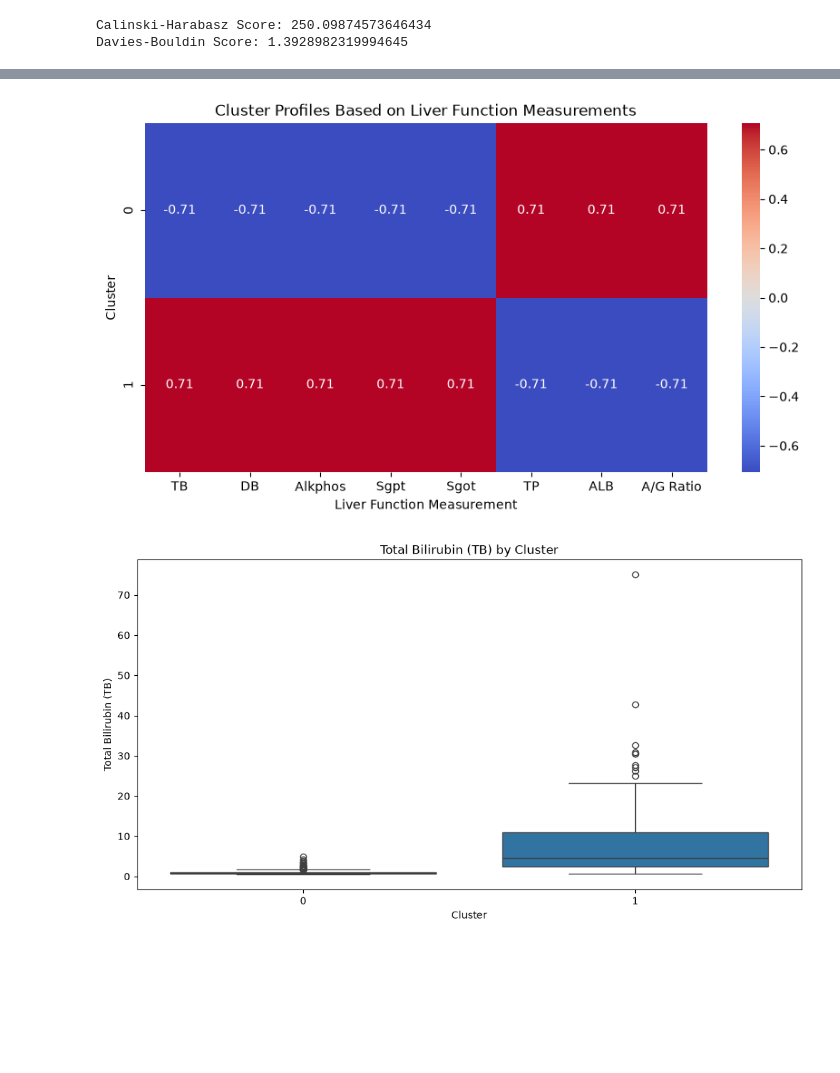
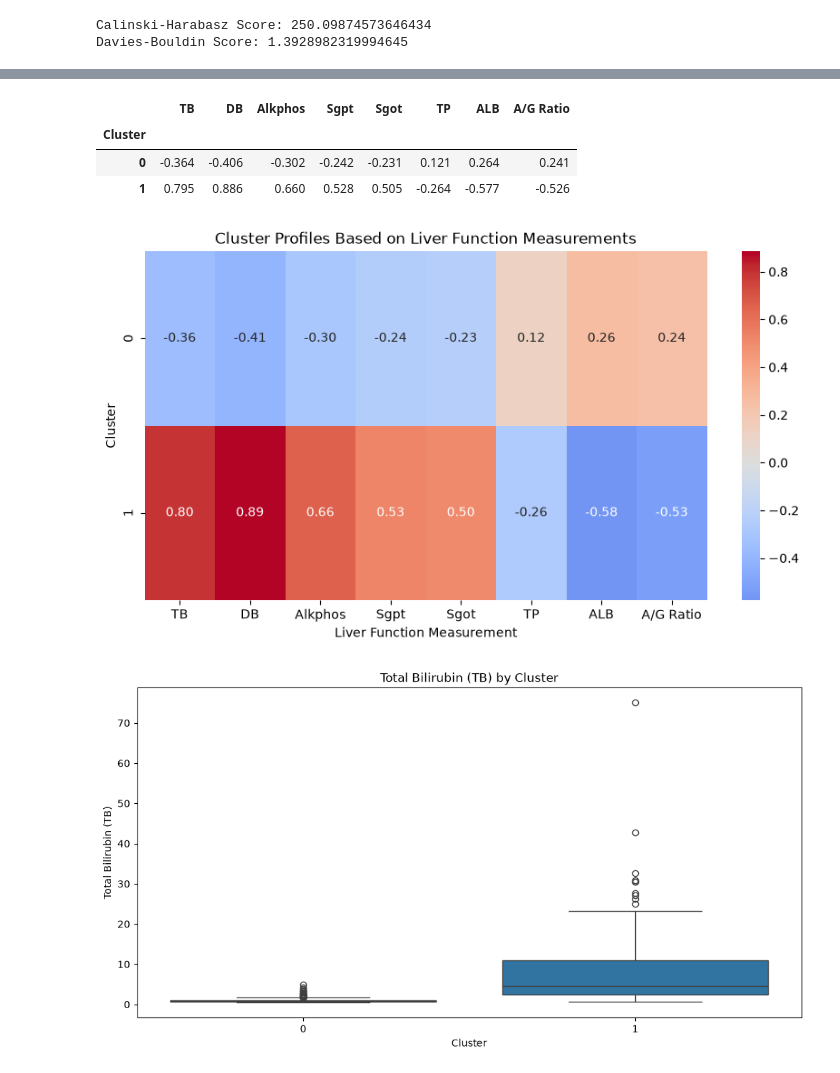
Before and after one commit to alyica-analytics/Liver-Patient-Segmentation-Analysis, a Jupyter notebook: notebooks/liver_patient_segmentation_analysis.ipynb, the cells around one changed output, grey strips where cells are left out. Drawn from its saved outputs; the diff is of its cells as text; code cells hidden in the pictures; blank space fills up the shorter version.

Commit message:
Update liver segmentation analysis
Update liver segmentation analysis and standardized heatmap.

```diff
--- a/notebooks/liver_patient_segmentation_analysis.ipynb
+++ b/notebooks/liver_patient_segmentation_analysis.ipynb
@@ -425,20 +425,26 @@ cluster_summary
 # %%
 # Create a heatmap to visualize the cluster profiles based on liver function measurements
 profile_features = cluster_features
 
-profile_means = df_clustered.groupby('Cluster')[profile_features].mean()
+patient_scaled = pd.DataFrame(StandardScaler().fit_transform(df_clustered[profile_features]), columns=profile_features, index=df_clustered.index)
 
-profile_scaled = (profile_means - profile_means.mean()) / (profile_means.std())
+profile_scaled = (patient_scaled.join(df_clustered['Cluster']).groupby('Cluster')[profile_features].mean())
+
+display(profile_scaled.round(3))
 
 plt.figure(figsize=(10, 5))
 
 sns.heatmap(profile_scaled, annot=True, cmap='coolwarm', center=0, fmt='.2f')
 plt.title('Cluster Profiles Based on Liver Function Measurements')
 plt.xlabel('Liver Function Measurement')
 plt.ylabel('Cluster')
 plt.show()
 # %% [output]
+|  | TB | DB | Alkphos | Sgpt | Sgot | TP | ALB | A/G Ratio |
+| Cluster |  |  |  |  |  |  |  |  |
+| 0 | -0.364 | -0.406 | -0.302 | -0.242 | -0.231 | 0.121 | 0.264 | 0.241 |
+| 1 | 0.795 | 0.886 | 0.660 | 0.528 | 0.505 | -0.264 | -0.577 | -0.526 |
-[figure, old version]
+[figure, new version]
 # %%
 # Create box plots to visualize the distribution of Total Bilirubin (TB) across clusters
 plt.figure(figsize=(12, 6))
```
Also changed, not shown: parts of 5 cells of this notebook.
